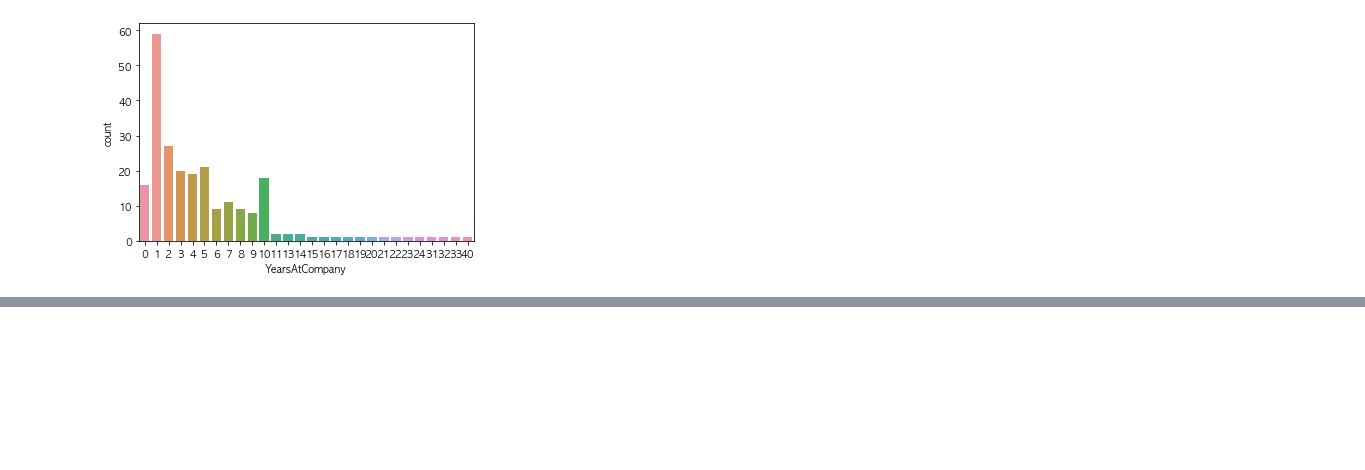
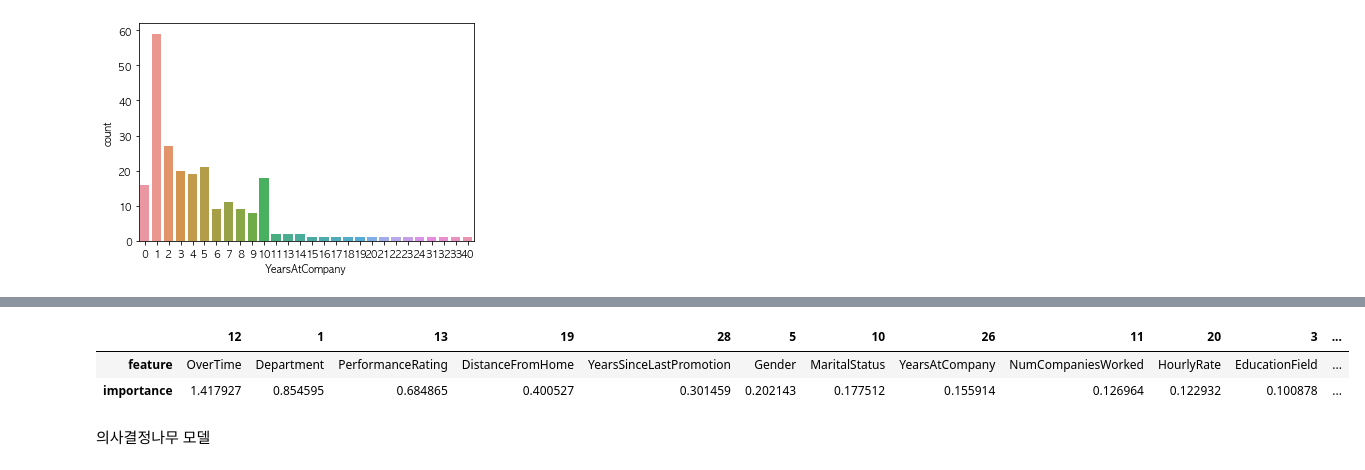
Before and after one commit to lee-jong-gu/attrition, a Jupyter notebook: Attrition MarkDown.ipynb, the cells around one changed output, grey strips where cells are left out. Cells and saved outputs as stored; diff of their text form; code cells hidden in the pictures; blank space fills up the shorter version.

```diff
--- a/Attrition MarkDown.ipynb
+++ b/Attrition MarkDown.ipynb
@@ -363,0 +572,4 @@ plt.show()
+# %%
+outlier = pd.concat([numcompaniesworked_outlier,stockoptionlevel_outlier,totalworkingyears_outlier,trainingtimeslastyear_outlier,yearsatcompany_outlier,yearsincurrentrole_outlier,yearssincelastpromotion_outlier,yearswithcurrmanager_outlier]).drop_duplicates()
+
+df.drop(index=outlier.index,inplace=True)
@@ -364,7 +580,9 @@ plt.show()
 # %%
-from sklearn.preprocessing import LabelEncoder
+from sklearn.preprocessing import LabelEncoder, StandardScaler
+
+df[int_col] = StandardScaler().fit_transform(df[int_col])
+
 object_le = LabelEncoder()
-
 df[object_col].apply(object_le.fit_transform)
 
 x = pd.concat([df[object_col].apply(object_le.fit_transform),df[int_col]],axis=1)
@@ -393,0 +604,6 @@ array([0.        , 0.02221132, 0.00424265, 0.0030365 , 0.03576442,
+# %%
+lr_model = LogisticRegression()
+lr_model.fit(x_train,y_train)
+y_pred = lr_model.predict(x_test)
+accuracy_score(y_test,y_pred)
+print(classification_report(y_test,y_pred))
@@ -393,0 +619,9 @@ array([0.        , 0.02221132, 0.00424265, 0.0030365 , 0.03576442,
+# %%
+# 로지스틱회귀모델의 변수 중요도
+pd.DataFrame({'feature':x.columns, 'importance':lr_model.coef_[0]}).sort_values(by='importance',ascending=False).T
+# %% [output]
+|  | 12 | 1 | 13 | 19 | 28 | 5 | 10 | 26 | 11 | 20 | 3 | ... |
+| feature | OverTime | Department | PerformanceRating | DistanceFromHome | YearsSinceLastPromotion | Gender | MaritalStatus | YearsAtCompany | NumCompaniesWorked | HourlyRate | EducationField | ... |
+| importance | 1.417927 | 0.854595 | 0.684865 | 0.400527 | 0.301459 | 0.202143 | 0.177512 | 0.155914 | 0.126964 | 0.122932 | 0.100878 | ... |
+# %% [markdown]
+의사결정나무 모델
```
Also changed, not shown: parts of 93 cells of this notebook, 1 other file.
